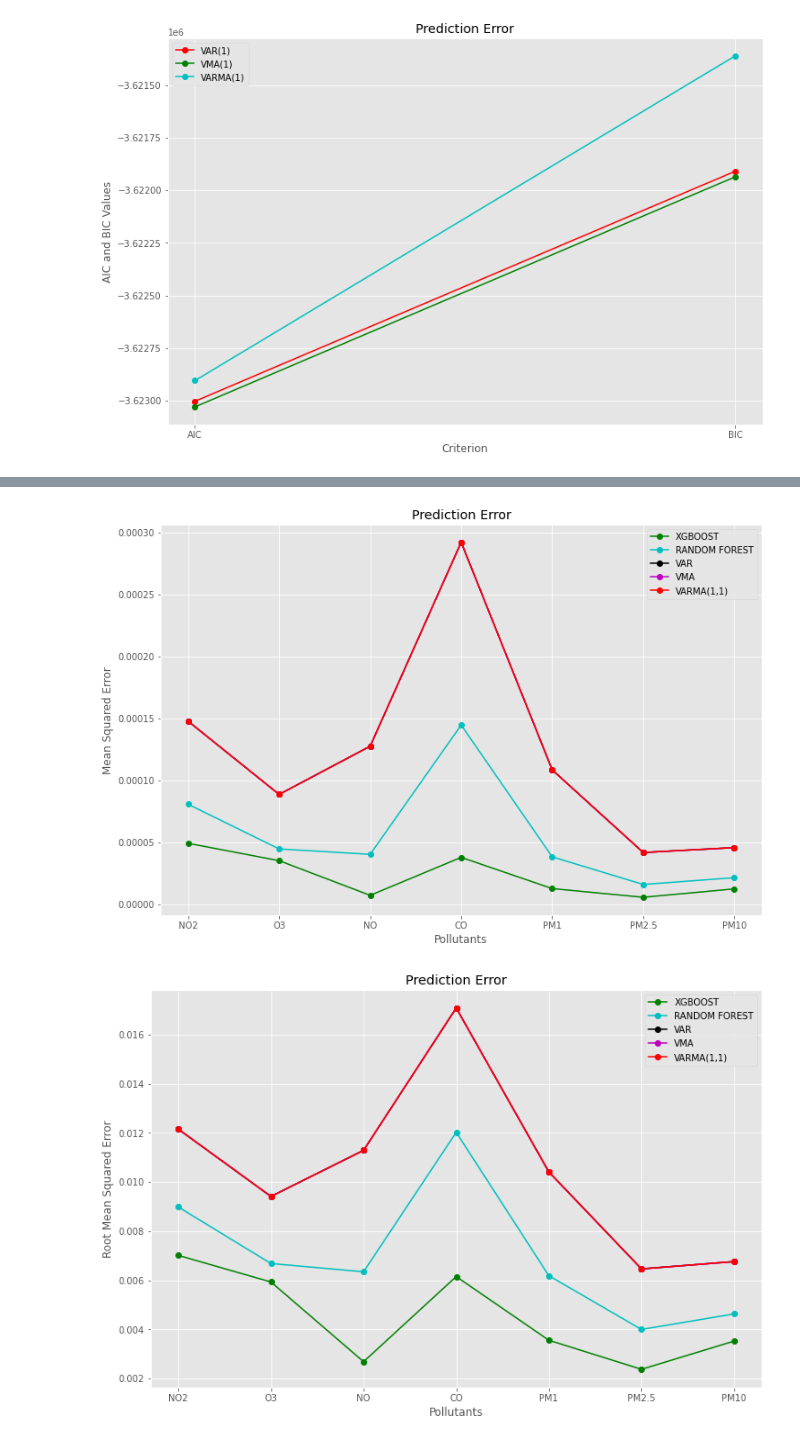
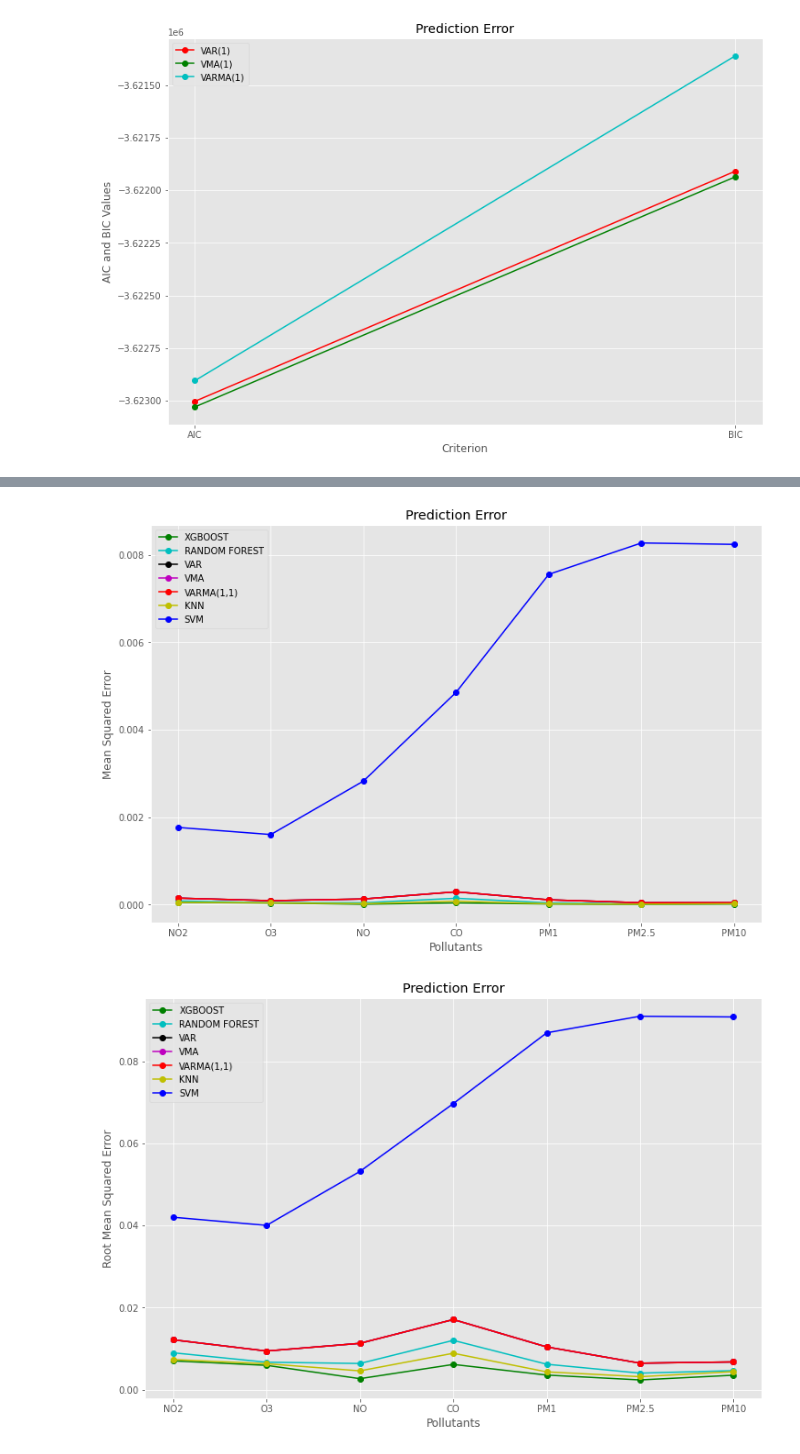
Before and after one commit to utkarshkanswal/Machine-Learning-application-on-Air-quality-dataset, a Jupyter notebook: Machine_Learning_applications_on _air_quality_dataset.ipynb, the cells around one changed output, grey strips where cells are left out. Drawn from its saved outputs; the diff is of its cells as text; code cells hidden in the pictures.

```diff
--- a/Machine_Learning_applications_on _air_quality_dataset.ipynb
+++ b/Machine_Learning_applications_on _air_quality_dataset.ipynb
@@ -516,0 +646,15 @@ Y_Test_Predict: [[0.84452241 0.47396675 0.36881414 ... 0.0149933  0.0096086  0.0
+# %%
+# printing y_test and y_test_predict
+print("Y_Test:",y_test)
+print("Y_Test_Predict:",y_test_pred6)
+
+from matplotlib import style
+style.use('ggplot')
+
+for i in range(0,7):
+  plt.figure(figsize=[12,10])
+  plt.plot(y_test[:,i],linewidth=3, markersize=12)
+  plt.plot(y_test_pred6[:,i],linewidth=2, markersize=12)
+  plt.xlabel('X')
+  plt.ylabel(train_sizes[i])
+  plt.show()
@@ -574,24 +749,15 @@ Root Mean Squared Error: 0.011029157589063945
 # %%
-#finding out the r2 score
-from sklearn.metrics import r2_score
-
-train_sizes=['NO2','O3','NO','CO','PM1','PM2.5','PM10']
-r2_test5=r2_score(y_test,y_test_pred5)
-
-print('r2 score on test data '+ str(r2_test5))
-
 # printing y_test and y_test_predict
 print("Y_Test:",y_test)
-print("Y_Test_Predict:",y_test_pred5)
+print("Y_Test_Predict:",y_test_pred7)
 
 from matplotlib import style
-
 style.use('ggplot')
 
 for i in range(0,7):
   plt.figure(figsize=[12,10])
   plt.plot(y_test[:,i],linewidth=3, markersize=12)
-  plt.plot(y_test_pred5[:,i],linewidth=2, markersize=12)
+  plt.plot(y_test_pred7[:,i],linewidth=2, markersize=12)
   plt.xlabel('X')
   plt.ylabel(train_sizes[i])
   plt.show()
@@ -672,6 +845,8 @@ for i in range(0,7):
   ma3.append(metrics.mean_absolute_error(y_test[:,i:i+1], y_test_pred3[:,i:i+1]))
   ma4.append(metrics.mean_absolute_error(y_test[:,i:i+1], y_test_pred4[:,i:i+1]))
   ma5.append(metrics.mean_absolute_error(y_test[:,i:i+1], y_test_pred5[:,i:i+1]))
+  ma6.append(metrics.mean_absolute_error(y_test[:,i:i+1], y_test_pred6[:,i:i+1]))
+  ma7.append(metrics.mean_absolute_error(y_test[:,i:i+1], y_test_pred7[:,i:i+1]))
 
 
 
@@ -680,6 +855,8 @@ plt.plot(train_sizes, ma2, 'o-', color="c", label="RANDOM FOREST")
 plt.plot(train_sizes, ma3, 'o-', color="k", label="VAR")
 plt.plot(train_sizes, ma4, 'o-', color="m", label="VMA")
 plt.plot(train_sizes, ma5, 'o-', color="r", label="VARMA(1,1)")
+plt.plot(train_sizes, ma6, 'o-', color="y", label="KNN")
+plt.plot(train_sizes, ma7, 'o-', color="b", label="SVM")
 
 plt.xlabel("Pollutants")
 plt.ylabel("Mean Absolute Error")
@@ -707,6 +884,8 @@ for i in range(0,7):
   ma3.append(metrics.mean_squared_error(y_test[:,i:i+1], y_test_pred3[:,i:i+1]))
   ma4.append(metrics.mean_squared_error(y_test[:,i:i+1], y_test_pred4[:,i:i+1]))
   ma5.append(metrics.mean_squared_error(y_test[:,i:i+1], y_test_pred5[:,i:i+1]))
+  ma6.append(metrics.mean_squared_error(y_test[:,i:i+1], y_test_pred6[:,i:i+1]))
+  ma7.append(metrics.mean_squared_error(y_test[:,i:i+1], y_test_pred7[:,i:i+1]))
 
 
 
@@ -715,6 +894,8 @@ plt.plot(train_sizes, ma2, 'o-', color="c", label="RANDOM FOREST")
 plt.plot(train_sizes, ma3, 'o-', color="k", label="VAR")
 plt.plot(train_sizes, ma4, 'o-', color="m", label="VMA")
 plt.plot(train_sizes, ma5, 'o-', color="r", label="VARMA(1,1)")
+plt.plot(train_sizes, ma6, 'o-', color="y", label="KNN")
+plt.plot(train_sizes, ma7, 'o-', color="b", label="SVM")
 
 plt.xlabel("Pollutants")
 plt.ylabel("Mean Squared Error")
@@ -723,38 +904,42 @@ plt.legend(loc="best")
 
 plt.show()
 # %% [output]
-[figure, old version]
+[figure, new version]
 # %%
 train_sizes=['NO2','O3','NO','CO','PM1','PM2.5','PM10']
 
 plt.figure(figsize=[12,8])
 ma1=[]
 ma2=[]
 ma3=[]
 ma4=[]
 ma5=[]
 ma6=[]
 ma7=[]
 
 for i in range(0,7):
   ma1.append(np.sqrt(metrics.mean_squared_error(y_test[:,i:i+1], y_test_pred1[:,i:i+1])))
   ma2.append(np.sqrt(metrics.mean_squared_error(y_test[:,i:i+1], y_test_pred2[:,i:i+1])))
   ma3.append(np.sqrt(metrics.mean_squared_error(y_test[:,i:i+1], y_test_pred3[:,i:i+1])))
   ma4.append(np.sqrt(metrics.mean_squared_error(y_test[:,i:i+1], y_test_pred4[:,i:i+1])))
   ma5.append(np.sqrt(metrics.mean_squared_error(y_test[:,i:i+1], y_test_pred5[:,i:i+1])))
+  ma6.append(np.sqrt(metrics.mean_squared_error(y_test[:,i:i+1], y_test_pred6[:,i:i+1])))
+  ma7.append(np.sqrt(metrics.mean_squared_error(y_test[:,i:i+1], y_test_pred7[:,i:i+1])))
 
 
 plt.plot(train_sizes, ma1, 'o-', color="g", label="XGBOOST")
 plt.plot(train_sizes, ma2, 'o-', color="c", label="RANDOM FOREST")
 plt.plot(train_sizes, ma3, 'o-', color="k", label="VAR")
 plt.plot(train_sizes, ma4, 'o-', color="m", label="VMA")
 plt.plot(train_sizes, ma5, 'o-', color="r", label="VARMA(1,1)")
+plt.plot(train_sizes, ma6, 'o-', color="y", label="KNN")
+plt.plot(train_sizes, ma7, 'o-', color="b", label="SVM")
 
 plt.xlabel("Pollutants")
 plt.ylabel("Root Mean Squared Error")
 plt.title('Prediction Error')
 plt.legend(loc="best")
 
 plt.show()
 # %% [output]
-[figure, old version]
+[figure, new version]
```
Also changed, not shown: parts of 51 cells of this notebook.
